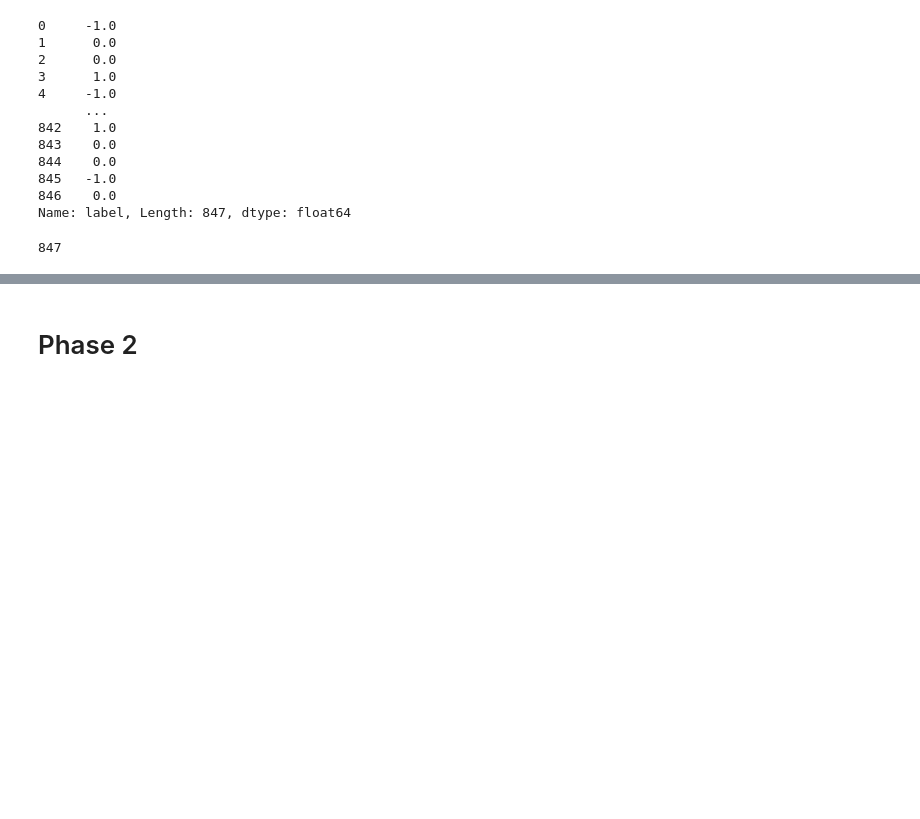
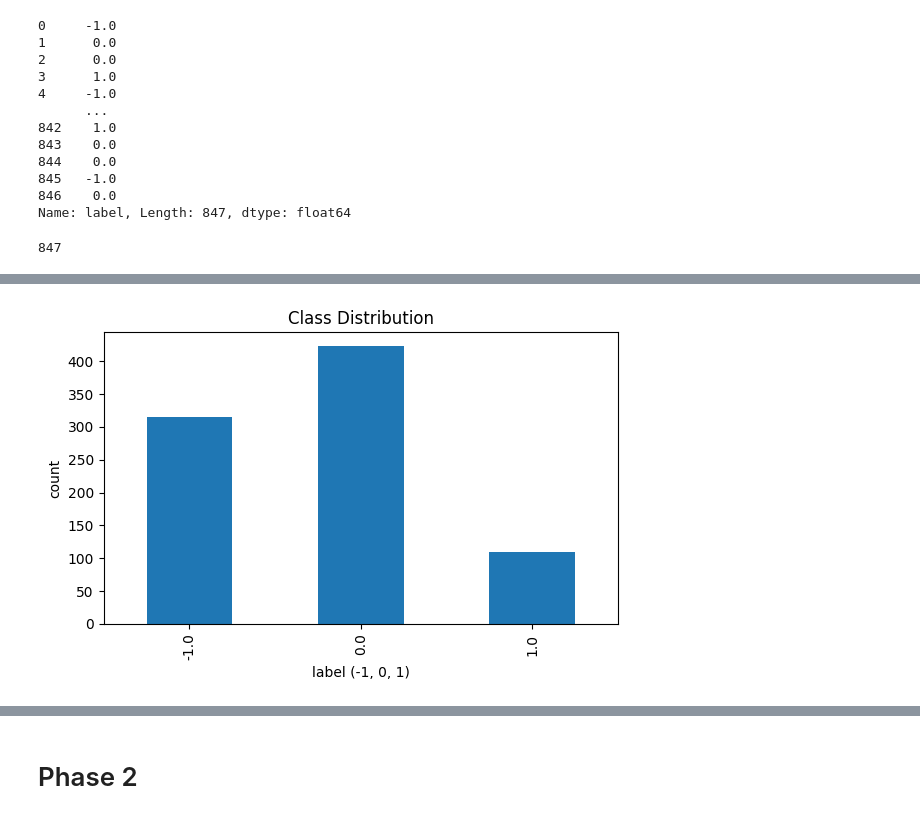
Before and after one commit to Yves-Chou/DM2025-Lab1-Exercise, a Jupyter notebook: DM2025-Lab1-Homework.ipynb, the cells around one changed output, grey strips where cells are left out. Cells and saved outputs as stored; diff of their text form; code cells hidden in the pictures; blank space fills up the shorter version.

```diff
--- a/DM2025-Lab1-Homework.ipynb
+++ b/DM2025-Lab1-Homework.ipynb
@@ -122,0 +198,6 @@ len(df)
+# %%
+# Plot of label distribution
+label_counts = df["label"].value_counts().sort_index()
+label_props  = (label_counts / label_counts.sum()).round(4)
+print("\nLabel counts:\n", label_counts)
+print("\nLabel proportions:\n", label_props)
@@ -122,0 +218,11 @@ len(df)
+# %%
+# Plot of label distribution
+plt.figure(figsize=(6,4))
+label_counts.plot(kind="bar")
+plt.title("Class Distribution")
+plt.xlabel("label (-1, 0, 1)")
+plt.ylabel("count")
+plt.tight_layout()
+plt.show()
+# %% [output]
+[figure, added]
```
Also changed, not shown: parts of 75 cells of this notebook.
